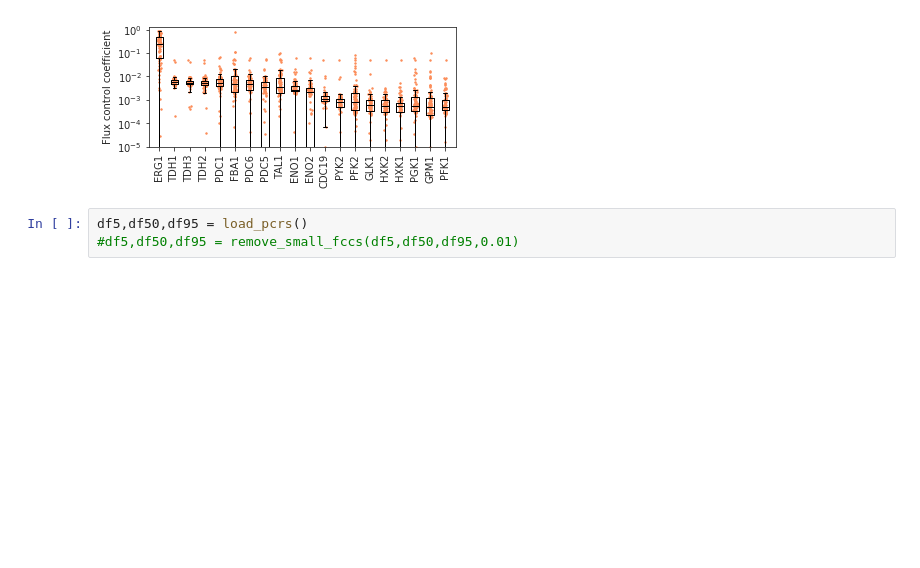
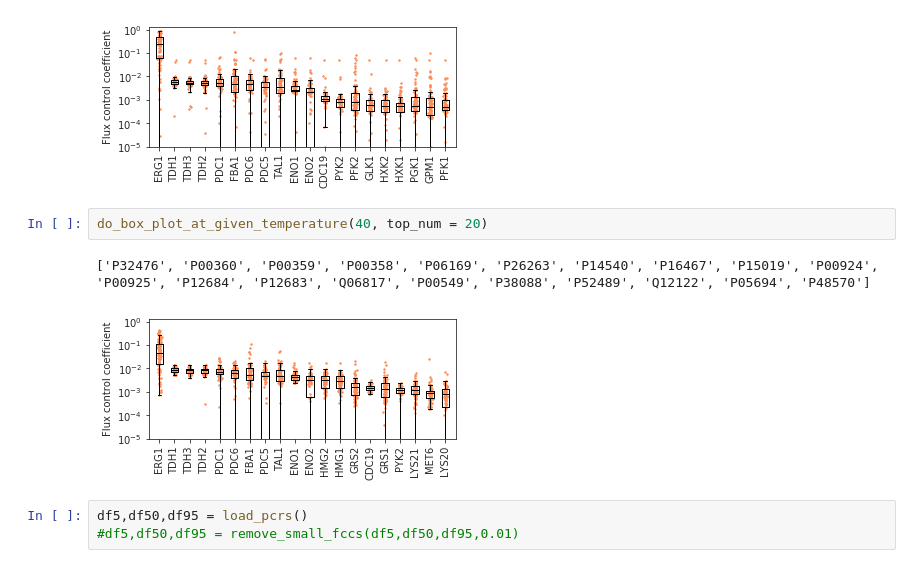
Before and after one commit to SysBioChalmers/BayesianGEM, a Jupyter notebook: code/visualization.ipynb, the cells around one changed output. Saved outputs shown, nothing was run; the diff lists cells and outputs as text; blank space fills up the shorter version.

```diff
--- a/code/visualization.ipynb
+++ b/code/visualization.ipynb
@@ -1337,6 +1386,11 @@ do_box_plot_at_given_temperature(42, top_num = 20)
 # %% [output]
 ['P32476', 'P00360', 'P00359', 'P00358', 'P06169', 'P14540', 'P26263', 'P16467', 'P15019', 'P00924', 'P00925', 'P00549', 'P52489', 'P16862', 'P17709', 'P04807', 'P04806', 'P00560', 'P00950', 'P16861']
 [figure]
+# %%
+do_box_plot_at_given_temperature(40, top_num = 20)
+# %% [output]
+['P32476', 'P00360', 'P00359', 'P00358', 'P06169', 'P26263', 'P14540', 'P16467', 'P15019', 'P00924', 'P00925', 'P12684', 'P12683', 'Q06817', 'P00549', 'P38088', 'P52489', 'Q12122', 'P05694', 'P48570']
+[figure, added]
 # %%
 df5,df50,df95 = load_pcrs()
 #df5,df50,df95 = remove_small_fccs(df5,df50,df95,0.01)
```
Also changed, not shown: parts of 11 cells of this notebook.
